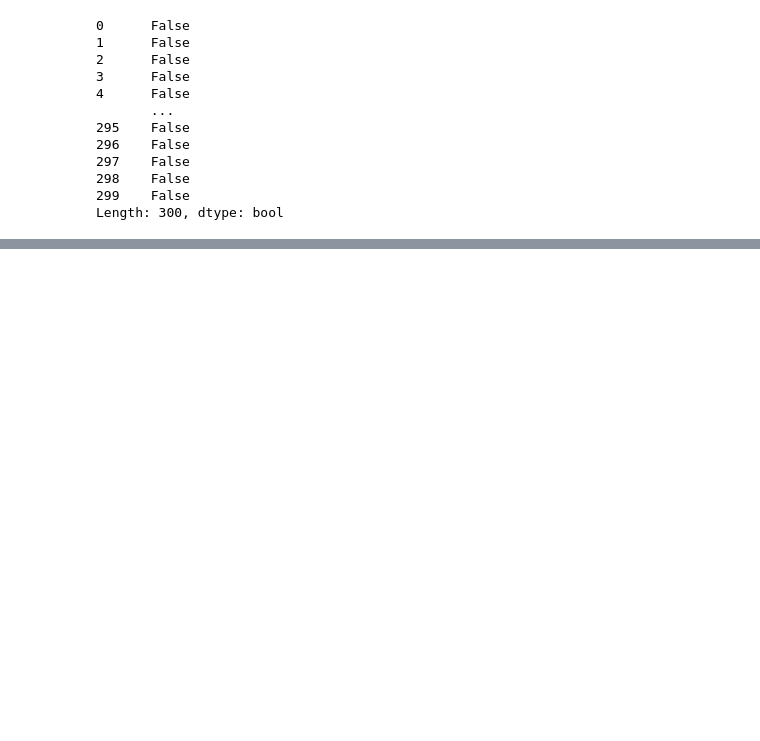
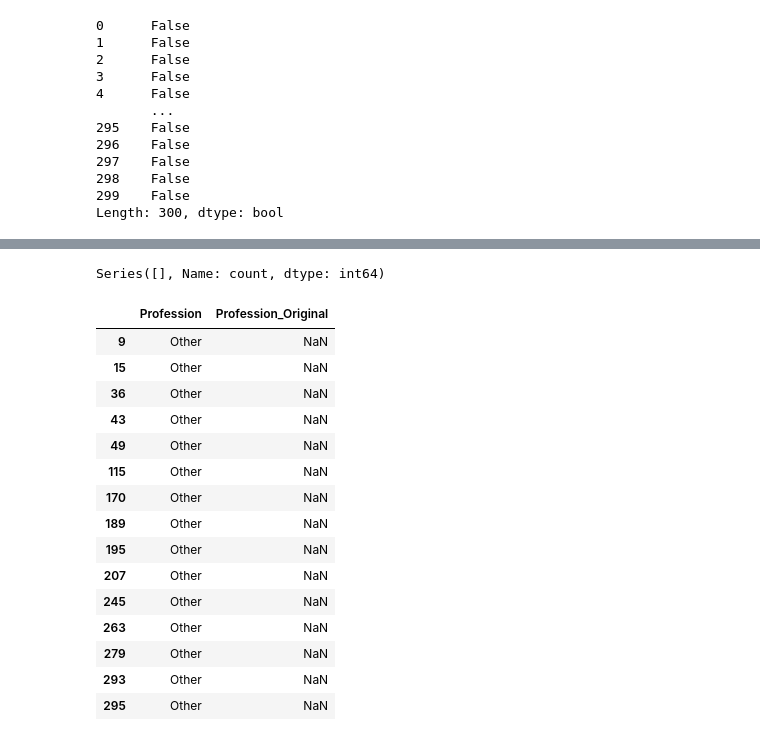
Before and after one commit to ayasaadi01/Python-Practice, a Jupyter notebook: AI usage Dataset.ipynb, the cells around one changed output, grey strips where cells are left out. Cells and saved outputs as stored; diff of their text form; code cells hidden in the pictures; blank space fills up the shorter version.

Commit message:
went on with data cleaning and data grouping when possible, added explanatory comments

```diff
--- a/AI usage Dataset.ipynb
+++ b/AI usage Dataset.ipynb
@@ -185,0 +345,13 @@ Length: 300, dtype: bool
+# %%
+# group by AI tool
+AI_tools_mapping = {
+"google gemini" : "gemini",
+"microsoft copilot" : "copilot",
+"perplexity ai" : "perplexity",
+"chat gpt" : "chatgpt"
+}
+# %%
+# lowercase and count
+df["AI_Tool"] = df["AI_Tool"].str.lower()
+df["AI_Tool"] = df["AI_Tool"].replace(AI_tools_mapping)
+df["AI_Tool"].value_counts()
@@ -185,0 +369,3 @@ Length: 300, dtype: bool
+# %%
+# create a copy of profession to be able to compare the two columns, without losing important data
+df["Profession_Original"] = df["Profession"].copy()
@@ -185,0 +389,14 @@ Length: 300, dtype: bool
+# %%
+# create a lambda to group professions in macro areas
+df["Profession"] = df["Profession_Original"].apply(
+    lambda x:
+        "Student" if "student" in str(x).lower()
+        else "Software Developer" if any(word in str(x).lower() for word in ["software", "developer","system","développeur","sistemas"])
+        else "Customer Support" if any(word in str(x).lower() for word in ["customer", "support","cliente","kunden"])
+        else "Analysts" if any(word in str(x).lower() for word in ["analista", "analyst","pesquisador"])
+        else "Content Creation" if any(word in str(x).lower() for word in ["content", "producer","writer","contenu","marketing"])
+        else "Academia" if any(word in str(x).lower() for word in ["research","academia"])
+        else "Administration" if any(word in str(x).lower() for word in ["administrative","administrativo","manager"])
+        else "Data Science" if any(word in str(x).lower() for word in ["data","machine learning","dados"])
+        else "Other"
+)
@@ -185,0 +418,32 @@ Length: 300, dtype: bool
+# %%
+# check original column against manipulated column, to see "Other" jobs that can be grouped in another way
+df.loc[
+    df["Profession"] == "Other",
+    "Profession_Original"
+].value_counts()
+# %% [output]
+Series([], Name: count, dtype: int64)
+# %%
+# check why "Other" jobs do not give a visible output
+df.loc[
+    df["Profession"] == "Other",
+    ["Profession", "Profession_Original"]
+]
+# in this case the reason is that the Original values are NaN
+# %% [output]
+|  | Profession | Profession_Original |
+| 9 | Other | NaN |
+| 15 | Other | NaN |
+| 36 | Other | NaN |
+| 43 | Other | NaN |
+| 49 | Other | NaN |
+| 115 | Other | NaN |
+| 170 | Other | NaN |
+| 189 | Other | NaN |
+| 195 | Other | NaN |
+| 207 | Other | NaN |
+| 245 | Other | NaN |
+| 263 | Other | NaN |
+| 279 | Other | NaN |
+| 293 | Other | NaN |
+| 295 | Other | NaN |
```
Also changed, not shown: parts of 17 cells of this notebook.
